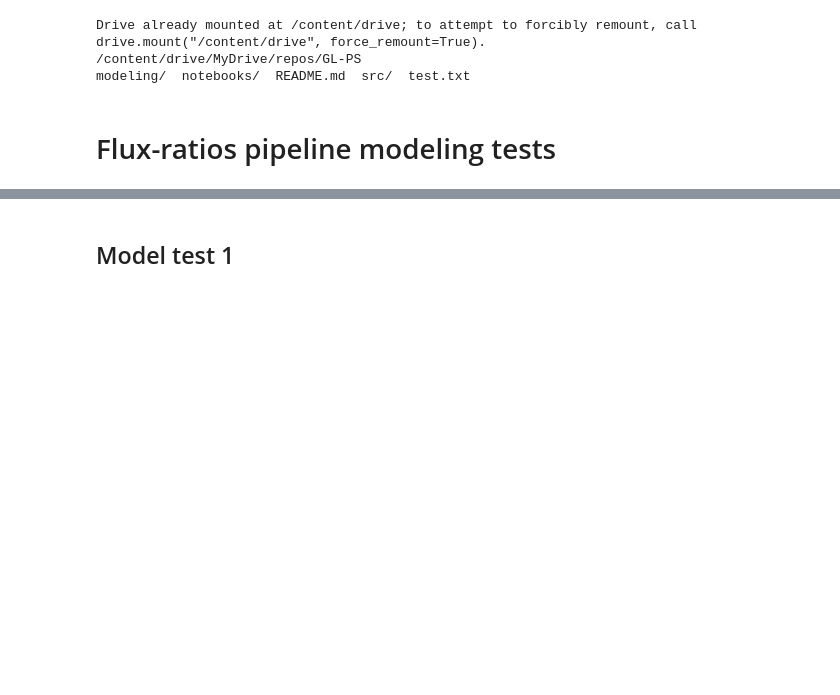
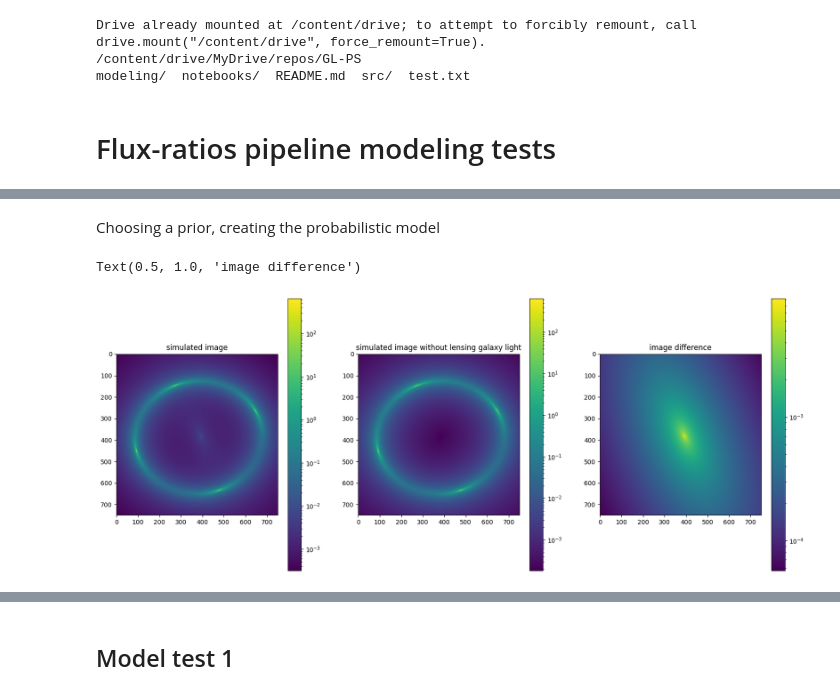
Before and after one commit to oscar-s-p/GL-PS, a Jupyter notebook: notebooks/flux_ratios_tests.ipynb, the cells around one changed output, grey strips where cells are left out. Drawn from its saved outputs; the diff is of its cells as text; code cells hidden in the pictures; blank space fills up the shorter version.

```diff
--- a/notebooks/flux_ratios_tests.ipynb
+++ b/notebooks/flux_ratios_tests.ipynb
@@ -53,0 +61,27 @@ from gigalens.tf.profiles.mass import sis, shear, epl, sie
+# %%
+# truth configuration list
+truth = [
+    [ # mass distribution
+        {'theta_E': 0.167, 'gamma': 2.013, 'e1': 0.049, 'e2': 0.083, 'center_x': 0.005, 'center_y': 0.011},
+        {'gamma1': 0.078, 'gamma2': 0.015}  # external shear
+    ],
+    [ # lensing galaxy light
+        {'R_sersic': 0.350, 'n_sersic': 2.586, 'e1': -0.262, 'e2': 0.239, 'center_x': 0.011, 'center_y': 0.005, 'Ie': 250.055}
+    ],
+    [ # source light
+        {'center_x': 0.004, 'center_y': 0.009, 'Ie': 2815.973}
+    ]
+]
+# Physical model:
+phys_model = PhysicalModel(
+    [ # mass profile
+        epl.EPL(50),
+        shear.Shear()
+    ],
+    [ # lens light
+        sersic.SersicEllipse(),
+    ],
+    [ # source light (Point() defined in functions)
+        Point()
+    ]
+)
@@ -145,0 +142,2 @@ lens_sim = LensSimulator(phys_model, sim_config, bs=1)
+# %% [markdown]
+Choosing a prior, creating the probabilistic model
@@ -145,0 +162,19 @@ lens_sim = LensSimulator(phys_model, sim_config, bs=1)
+# %%
+# simulated image with everything
+sim_image = lens_sim.simulate(truth)
+fig, ax = plt.subplots(1, 3, figsize=(20, 8))
+im = ax[0].imshow(sim_image, norm = 'log')#, vmin=0, vmax=10)
+plt.colorbar(im, ax = ax[0])
+ax[0].set_title("simulated image")
+# simulated image without lensing galaxy light
+lens_omitted_img= lens_sim.simulate([truth[0],[],truth[2]])
+im = ax[1].imshow(lens_omitted_img, norm = 'log')#, vmin=0, vmax=10)
+plt.colorbar(im, ax = ax[1])
+ax[1].set_title("simulated image without lensing galaxy light")
+#image difference
+im = ax[2].imshow(sim_image - lens_omitted_img, norm='log')#, vmin=-10, vmax=10)
+plt.colorbar(im, ax = ax[2])
+ax[2].set_title("image difference")
+# %% [output]
+Text(0.5, 1.0, 'image difference')
+[figure, added]
```
Also changed, not shown: parts of 10 cells of this notebook.
